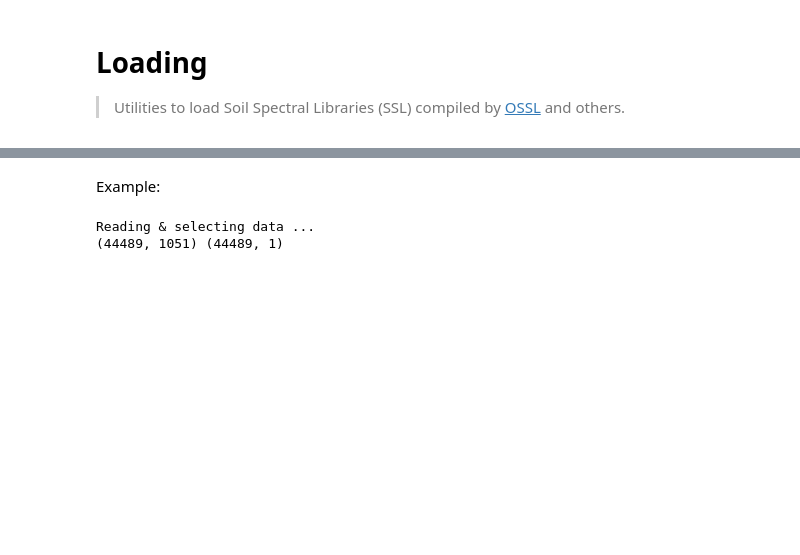
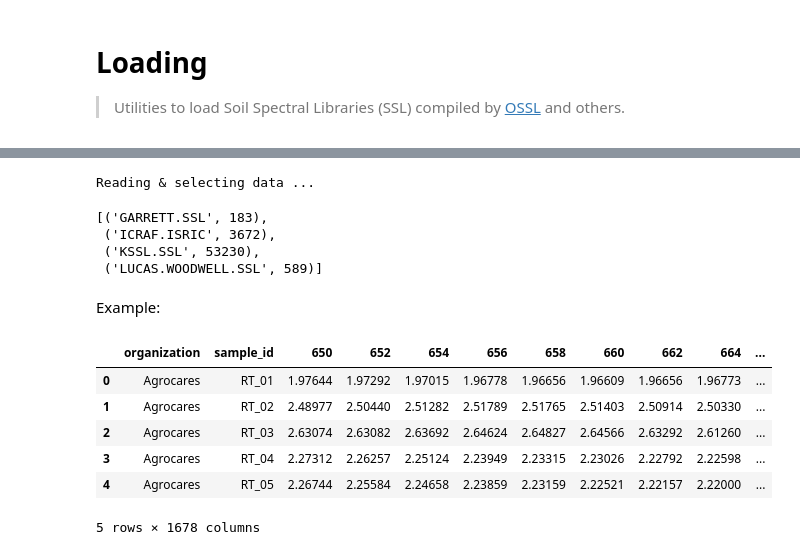
Before and after one commit to franckalbinet/lssm, a Jupyter notebook: nbs/00_loading.ipynb, the cells around one changed output, grey strips where cells are left out. Saved outputs shown, nothing was run; the diff lists cells and outputs as text; code cells hidden in the pictures; blank space fills up the shorter version.

```diff
--- a/nbs/00_loading.ipynb
+++ b/nbs/00_loading.ipynb
@@ -80,12 +101,37 @@ def load_ossl(analytes: Union[str, List[str]], # Using OSSL's analytes naming co
+# %%
+# |eval: false
+analytes = 'k.ext_usda.a725_cmolc.kg'
+data = load_ossl(analytes, spectra_type='mir')
+X, y, X_names, smp_idx, ds_name, ds_label = data
+# %% [output]
+Reading & selecting data ...
+# %%
+# |eval: false
+_, counts = np.unique(ds_name, return_counts=True)
+
+# Number of data points per data provider:
+list(zip(ds_label, counts))
+# %% [output]
+[('GARRETT.SSL', 183),
+ ('ICRAF.ISRIC', 3672),
+ ('KSSL.SSL', 53230),
+ ('LUCAS.WOODWELL.SSL', 589)]
+# %%
+# | export
+def load_mirs_ring_trial(fname): return pd.read_csv(fname)
 # %% [markdown]
 Example:
-# %%
-#|eval: false
-analytes = 'k.ext_usda.a725_cmolc.kg'
-data = load_ossl(analytes, spectra_type='visnir')
-X, y, X_names, smp_idx, ds_name, ds_label = data
-
-print(X.shape, y.shape)
-# %% [output]
-Reading & selecting data ...
-(44489, 1051) (44489, 1)
+# %%
+# |eval: false
+fname = Path().home() / \
+    'pro/data/woodwell-ringtrial/drive-download-20231013T123706Z-001/RT_STD_allMIRspectra_raw.csv'
+df = load_mirs_ring_trial(fname)
+df.head()
+# %% [output]
+|  | organization | sample_id | 650 | 652 | 654 | 656 | 658 | 660 | 662 | 664 | ... |
+| 0 | Agrocares | RT_01 | 1.97644 | 1.97292 | 1.97015 | 1.96778 | 1.96656 | 1.96609 | 1.96656 | 1.96773 | ... |
+| 1 | Agrocares | RT_02 | 2.48977 | 2.50440 | 2.51282 | 2.51789 | 2.51765 | 2.51403 | 2.50914 | 2.50330 | ... |
+| 2 | Agrocares | RT_03 | 2.63074 | 2.63082 | 2.63692 | 2.64624 | 2.64827 | 2.64566 | 2.63292 | 2.61260 | ... |
+| 3 | Agrocares | RT_04 | 2.27312 | 2.26257 | 2.25124 | 2.23949 | 2.23315 | 2.23026 | 2.22792 | 2.22598 | ... |
+| 4 | Agrocares | RT_05 | 2.26744 | 2.25584 | 2.24658 | 2.23859 | 2.23159 | 2.22521 | 2.22157 | 2.22000 | ... |
+5 rows × 1678 columns
```
Also changed, not shown: parts of 13 cells of this notebook, 25 other files.
